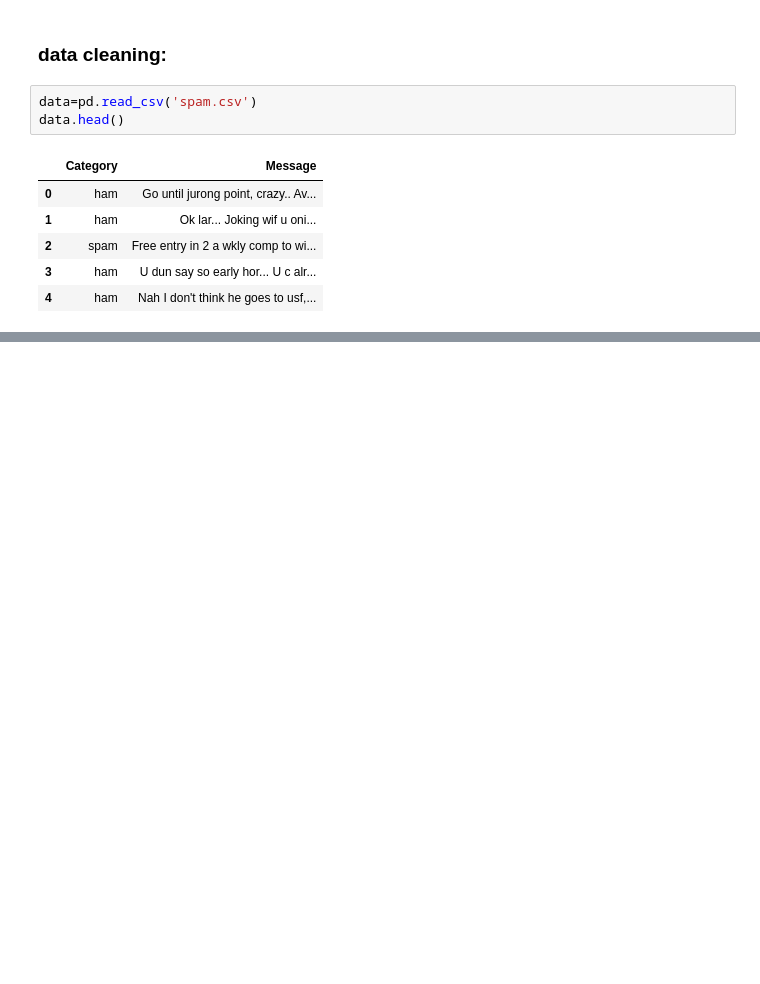
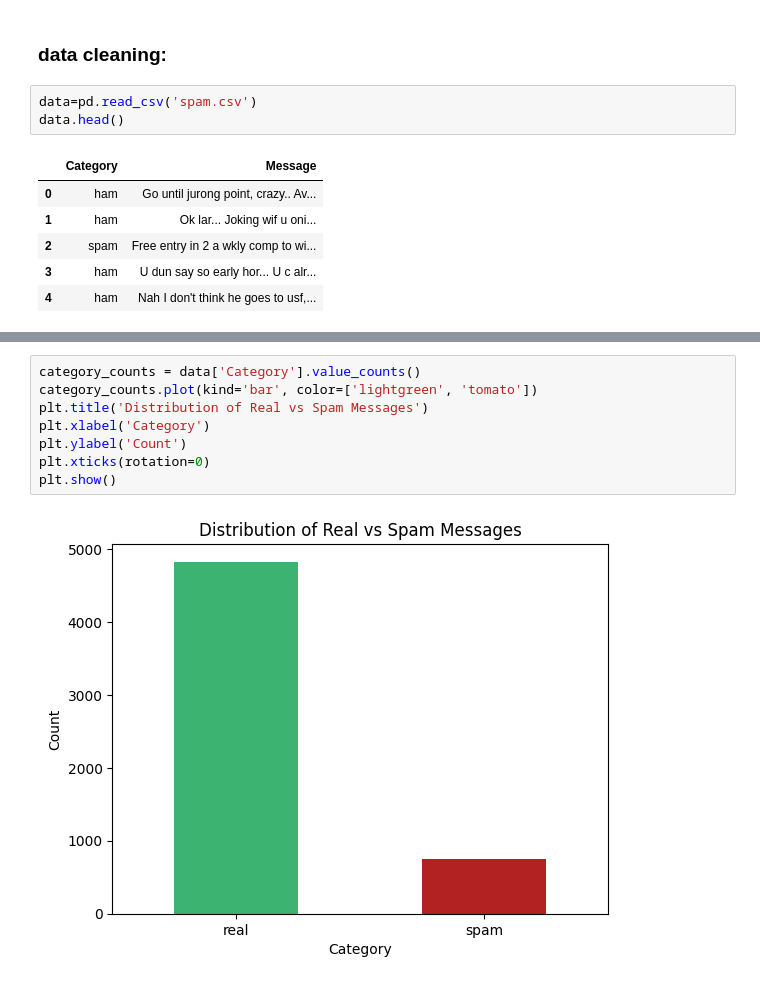
Before and after one commit to phipyao/ds4002-project-1, a Jupyter notebook: code.ipynb, the cells around one changed output, grey strips where cells are left out. Drawn from its saved outputs; the diff is of its cells as text; blank space fills up the shorter version.

Commit message:
pushpushpush graphs

```diff
--- a/code.ipynb
+++ b/code.ipynb
@@ -29,0 +32,10 @@ data.head()
+# %%
+category_counts = data['Category'].value_counts()
+category_counts.plot(kind='bar', color=['lightgreen', 'tomato'])
+plt.title('Distribution of Real vs Spam Messages')
+plt.xlabel('Category')
+plt.ylabel('Count')
+plt.xticks(rotation=0)
+plt.show()
+# %% [output]
+[figure, added]
```
Also changed, not shown: parts of 4 cells of this notebook.
